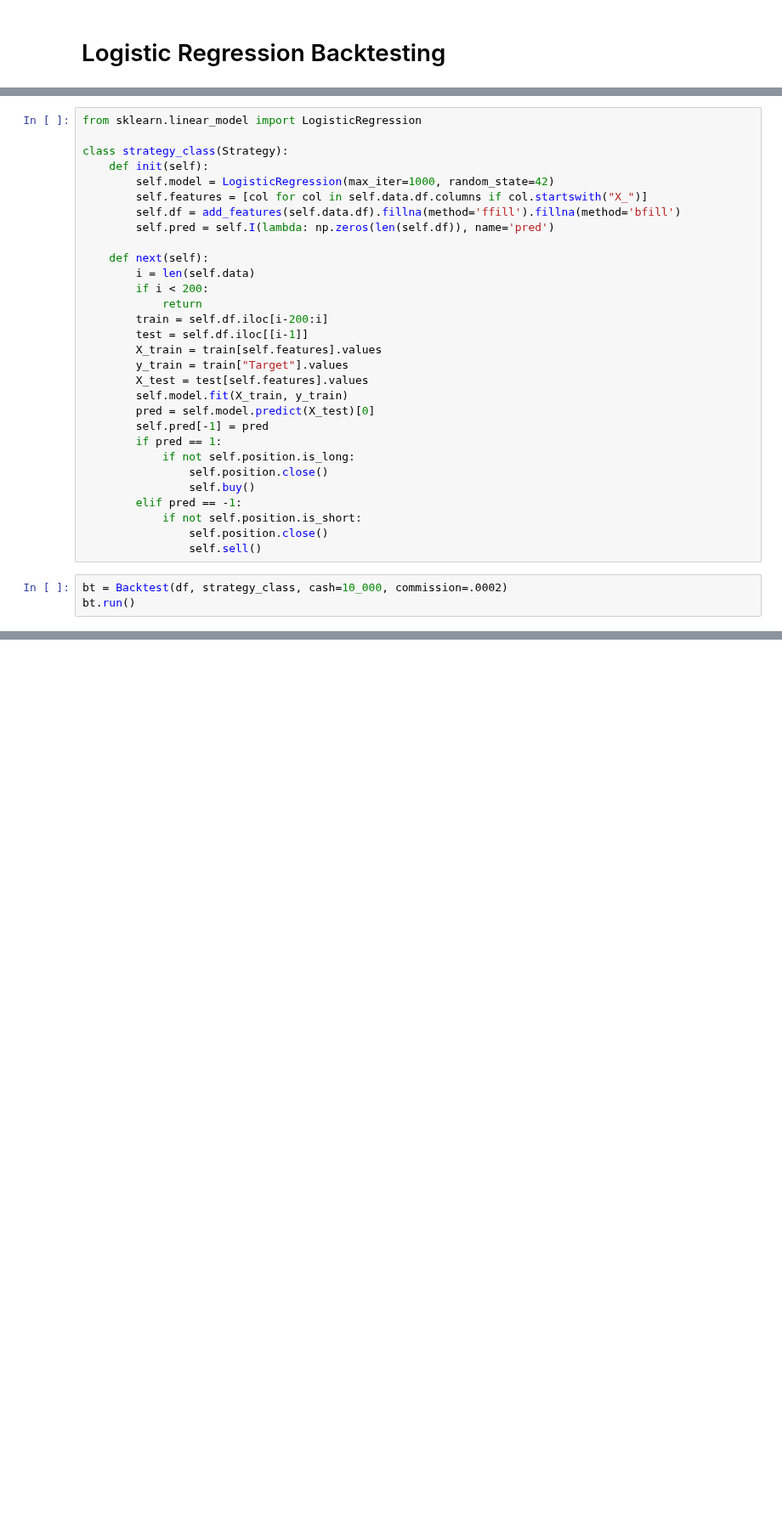
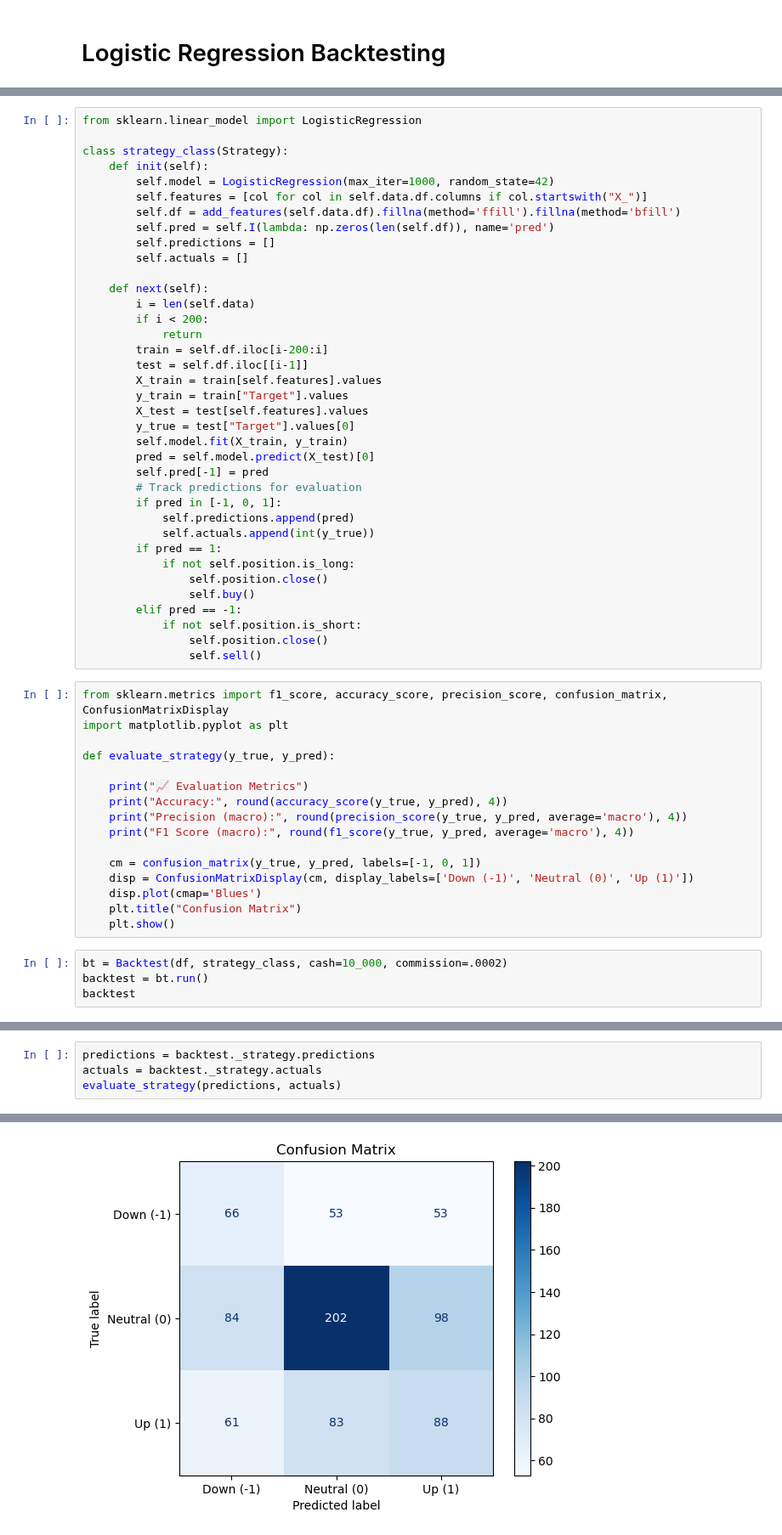
Before and after one commit to y3y-tech/CX4240_Project, a Jupyter notebook: FinalCode/Logistic_Regression.ipynb, the cells around one changed output, grey strips where cells are left out. Shown at 85% size. Cells and saved outputs as stored; diff of their text form; blank space fills up the shorter version.

Commit message:
Updated Logistic Regression with the f1 and accuracy stuff

```diff
--- a/FinalCode/Logistic_Regression.ipynb
+++ b/FinalCode/Logistic_Regression.ipynb
@@ -67,6 +72,8 @@ class strategy_class(Strategy):
         self.features = [col for col in self.data.df.columns if col.startswith("X_")]
         self.df = add_features(self.data.df).fillna(method='ffill').fillna(method='bfill')
         self.pred = self.I(lambda: np.zeros(len(self.df)), name='pred')
+        self.predictions = []
+        self.actuals = []
 
     def next(self):
         i = len(self.data)
@@ -77,9 +84,14 @@ class strategy_class(Strategy):
         X_train = train[self.features].values
         y_train = train["Target"].values
         X_test = test[self.features].values
+        y_true = test["Target"].values[0]
         self.model.fit(X_train, y_train)
         pred = self.model.predict(X_test)[0]
         self.pred[-1] = pred
+        # Track predictions for evaluation
+        if pred in [-1, 0, 1]:
+            self.predictions.append(pred)
+            self.actuals.append(int(y_true))
         if pred == 1:
             if not self.position.is_long:
                 self.position.close()
@@ -88,9 +100,26 @@ class strategy_class(Strategy):
             if not self.position.is_short:
                 self.position.close()
                 self.sell()
+# %%
+from sklearn.metrics import f1_score, accuracy_score, precision_score, confusion_matrix, ConfusionMatrixDisplay
+import matplotlib.pyplot as plt
+
+def evaluate_strategy(y_true, y_pred):
+
+    print("📈 Evaluation Metrics")
+    print("Accuracy:", round(accuracy_score(y_true, y_pred), 4))
+    print("Precision (macro):", round(precision_score(y_true, y_pred, average='macro'), 4))
+    print("F1 Score (macro):", round(f1_score(y_true, y_pred, average='macro'), 4))
+
+    cm = confusion_matrix(y_true, y_pred, labels=[-1, 0, 1])
+    disp = ConfusionMatrixDisplay(cm, display_labels=['Down (-1)', 'Neutral (0)', 'Up (1)'])
+    disp.plot(cmap='Blues')
+    plt.title("Confusion Matrix")
+    plt.show()
 # %%
 bt = Backtest(df, strategy_class, cash=10_000, commission=.0002)
-bt.run()
+backtest = bt.run()
+backtest
 # %% [output]
 Start                     2020-01-30 00:00:00
 End                       2023-12-29 00:00:00
@@ -117,0 +147,5 @@ GridPlot(id='p1982', ...)
+# %%
+predictions = backtest._strategy.predictions
+actuals = backtest._strategy.actuals
+evaluate_strategy(predictions, actuals)
+# %% [output]
@@ -117,0 +156 @@ GridPlot(id='p1982', ...)
+[figure, added]
```
Also changed, not shown: parts of 3 cells of this notebook.
